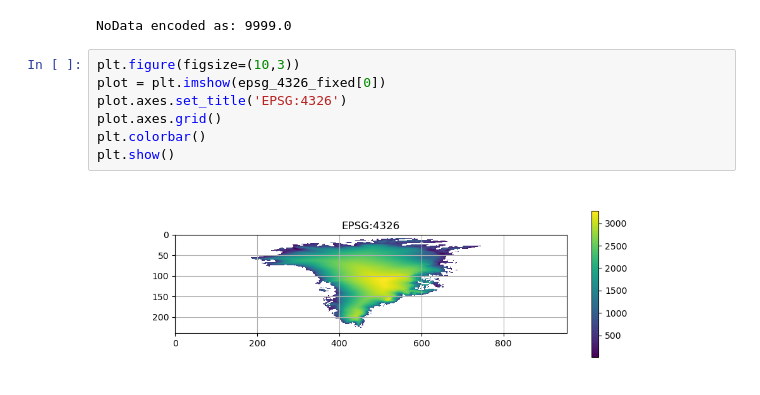
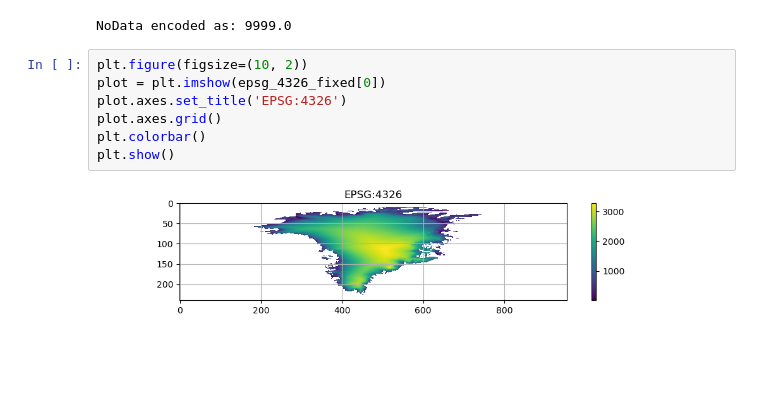
Before and after one commit to qgreenland-workshop-2023-researcher/qgreenland-workshop-2023-researcher.github.io, a Jupyter notebook: content/exercises/data-scenarios/raster-needs-reprojection/solutions/solution.ipynb, the cells around one changed output. Drawn from its saved outputs; the diff is of its cells as text; blank space fills up the shorter version.

```diff
--- a/content/exercises/data-scenarios/raster-needs-reprojection/solutions/solution.ipynb
+++ b/content/exercises/data-scenarios/raster-needs-reprojection/solutions/solution.ipynb
@@ -149,11 +149,11 @@ epsg_4326_fixed = epsg_3413_fixed.rio.reproject(
 # %% [output]
 NoData encoded as: 9999.0
 # %%
-plt.figure(figsize=(10,3))
+plt.figure(figsize=(10, 2))
 plot = plt.imshow(epsg_4326_fixed[0])
 plot.axes.set_title('EPSG:4326')
 plot.axes.grid()
 plt.colorbar()
 plt.show()
 # %% [output]
-[figure, old version]
+[figure, new version]
```
Also changed, not shown: parts of 7 cells of this notebook.
